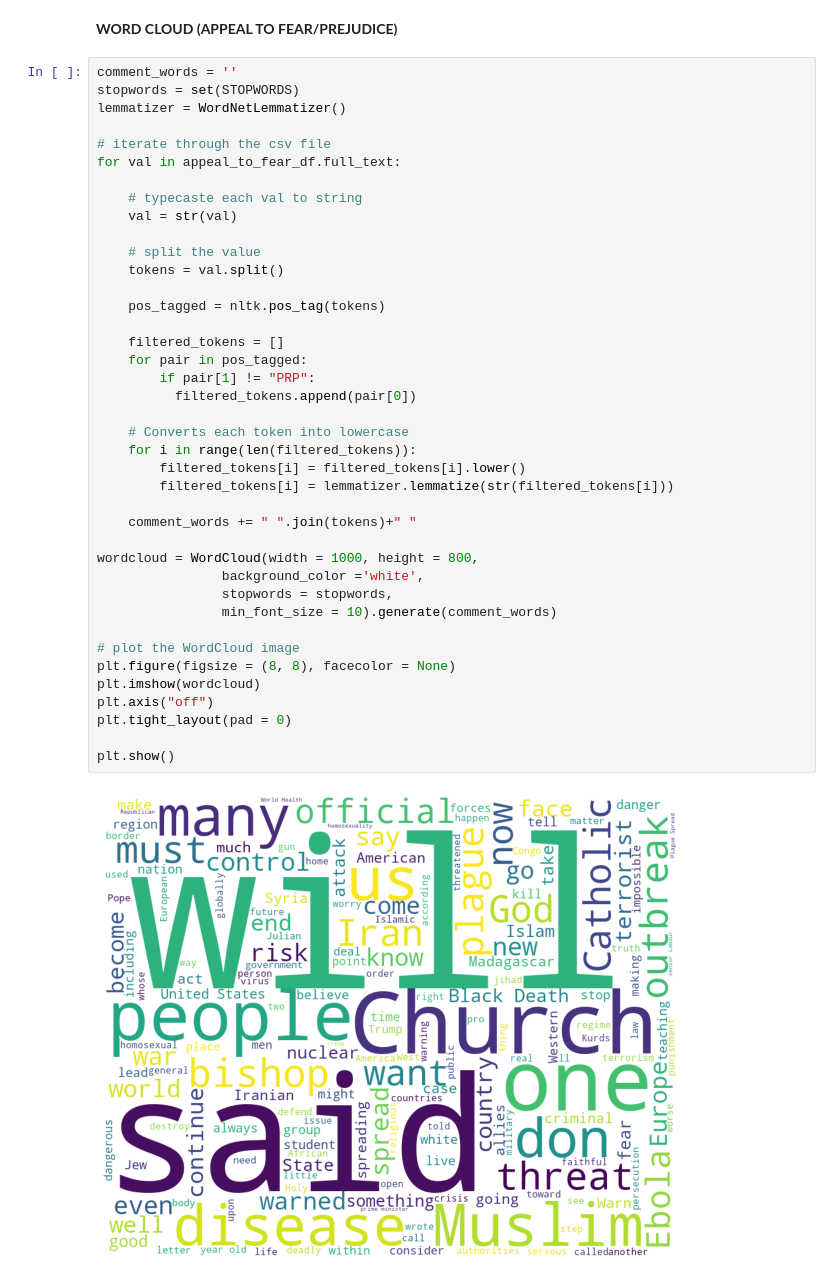
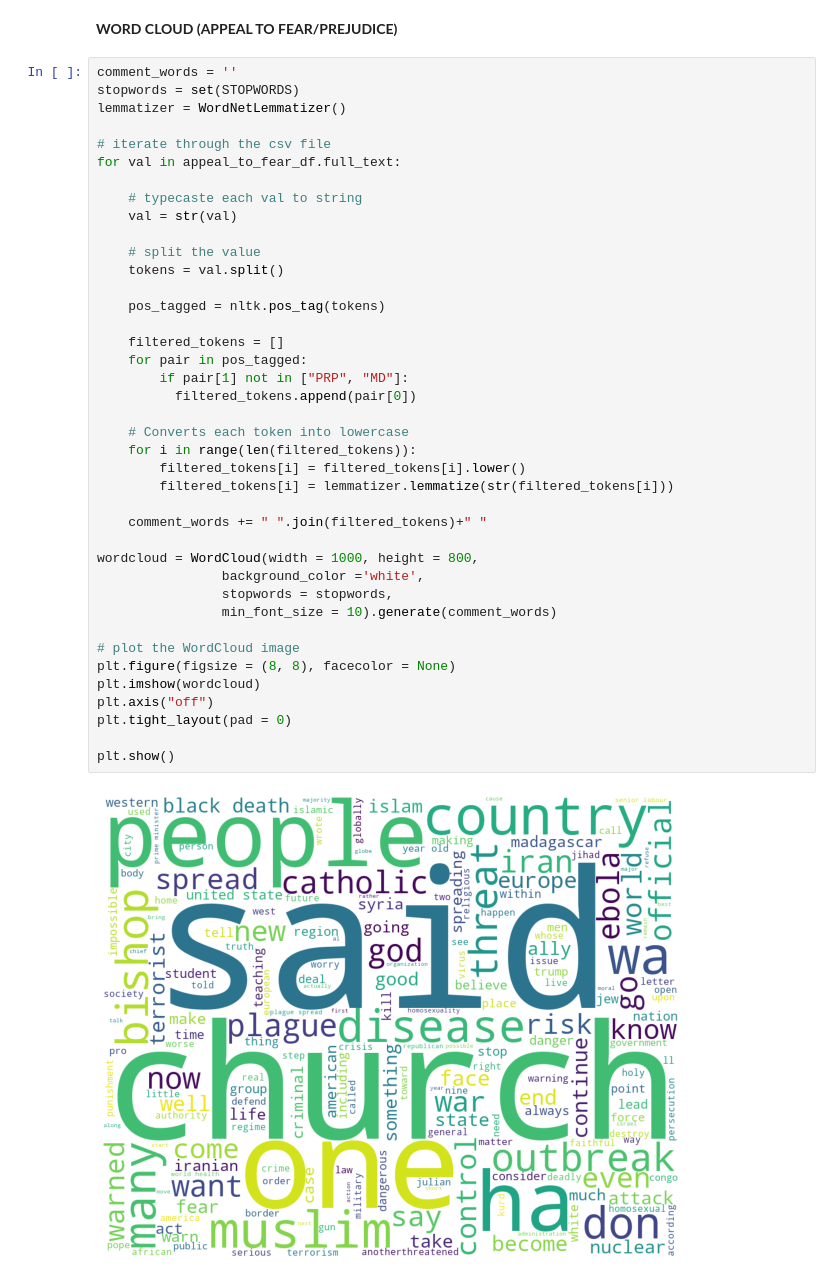
Before and after one commit to Ajay1994/Logical_Fallacy_Detection, a Jupyter notebook: LF_Appeal_to_Fear_dataset.ipynb, the cells around one changed output. Cells and saved outputs as stored; diff of their text form.

```diff
--- a/LF_Appeal_to_Fear_dataset.ipynb
+++ b/LF_Appeal_to_Fear_dataset.ipynb
@@ -209,33 +217,33 @@ for val in appeal_to_fear_df.full_text:
     val = str(val)
 
     # split the value
     tokens = val.split()
 
     pos_tagged = nltk.pos_tag(tokens)
 
     filtered_tokens = []
     for pair in pos_tagged:
-        if pair[1] != "PRP":
+        if pair[1] not in ["PRP", "MD"]:
           filtered_tokens.append(pair[0])
 
     # Converts each token into lowercase
     for i in range(len(filtered_tokens)):
         filtered_tokens[i] = filtered_tokens[i].lower()
         filtered_tokens[i] = lemmatizer.lemmatize(str(filtered_tokens[i]))
 
-    comment_words += " ".join(tokens)+" "
+    comment_words += " ".join(filtered_tokens)+" "
 
 wordcloud = WordCloud(width = 1000, height = 800,
                 background_color ='white',
                 stopwords = stopwords,
                 min_font_size = 10).generate(comment_words)
 
 # plot the WordCloud image
 plt.figure(figsize = (8, 8), facecolor = None)
 plt.imshow(wordcloud)
 plt.axis("off")
 plt.tight_layout(pad = 0)
 
 plt.show()
 # %% [output]
-[figure, old version]
+[figure, new version]
```
Also changed, not shown: parts of 6 cells of this notebook.
